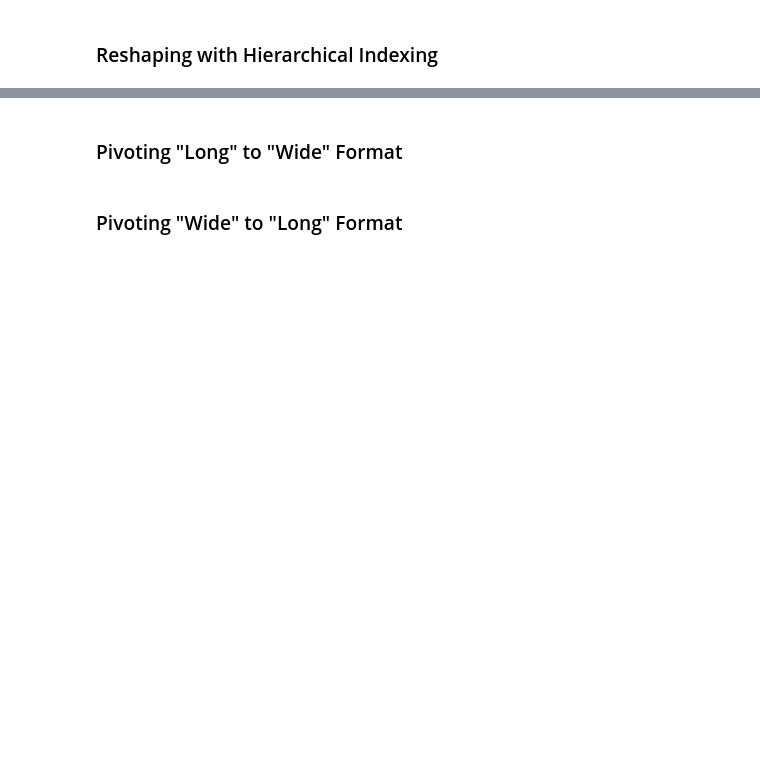
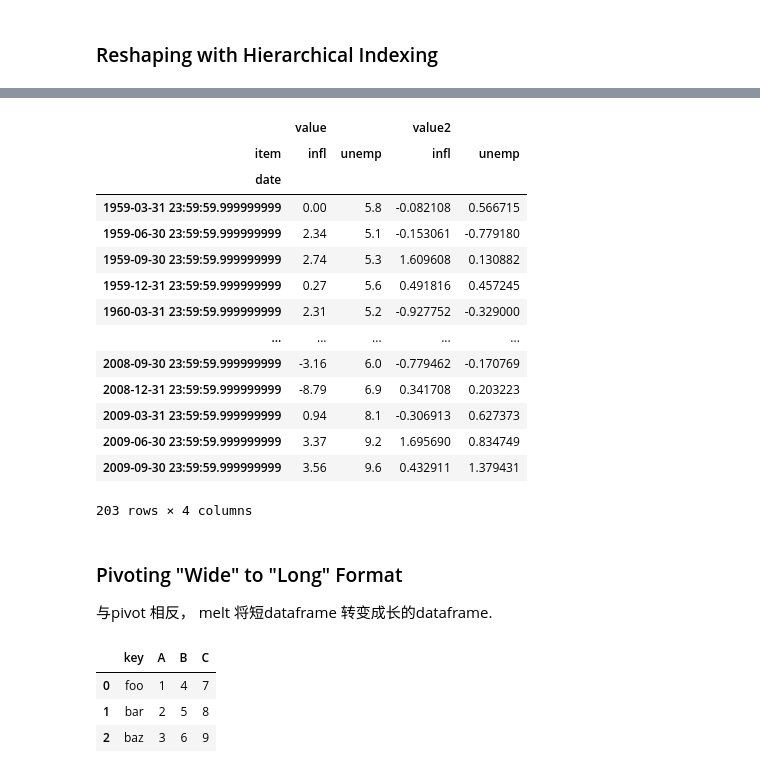
Before and after one commit to HuCui2022/data_python_analysis, a Jupyter notebook: pandas004_DataWrangling.ipynb, the cells around one changed output, grey strips where cells are left out. Saved outputs shown, nothing was run; the diff lists cells and outputs as text; code cells hidden in the pictures; blank space fills up the shorter version.

```diff
--- a/pandas004_DataWrangling.ipynb
+++ b/pandas004_DataWrangling.ipynb
@@ -794,4 +1405,36 @@ left2.join([right2,another], how='outer')
+# %%
+# 这种操作其实用unstack和set_index也可以做到。
+
+unstacked = ldata.set_index(['date','item']).unstack('item')
+unstacked
+# %% [output]
+|  | value |  | value2 |  |
+| item | infl | unemp | infl | unemp |
+| date |  |  |  |  |
+| 1959-03-31 23:59:59.999999999 | 0.00 | 5.8 | -0.082108 | 0.566715 |
+| 1959-06-30 23:59:59.999999999 | 2.34 | 5.1 | -0.153061 | -0.779180 |
+| 1959-09-30 23:59:59.999999999 | 2.74 | 5.3 | 1.609608 | 0.130882 |
+| 1959-12-31 23:59:59.999999999 | 0.27 | 5.6 | 0.491816 | 0.457245 |
+| 1960-03-31 23:59:59.999999999 | 2.31 | 5.2 | -0.927752 | -0.329000 |
+| ... | ... | ... | ... | ... |
+| 2008-09-30 23:59:59.999999999 | -3.16 | 6.0 | -0.779462 | -0.170769 |
+| 2008-12-31 23:59:59.999999999 | -8.79 | 6.9 | 0.341708 | 0.203223 |
+| 2009-03-31 23:59:59.999999999 | 0.94 | 8.1 | -0.306913 | 0.627373 |
+| 2009-06-30 23:59:59.999999999 | 3.37 | 9.2 | 1.695690 | 0.834749 |
+| 2009-09-30 23:59:59.999999999 | 3.56 | 9.6 | 0.432911 | 1.379431 |
+203 rows × 4 columns
 # %% [markdown]
-### Pivoting "Long" to "Wide" Format
+### Pivoting "Wide" to "Long" Format
+
+与pivot 相反， melt 将短dataframe 转变成长的dataframe.
-# %% [markdown]
-### Pivoting "Wide" to "Long" Format
+# %%
+df = pd.DataFrame({'key': ['foo', 'bar', 'baz'],
+            'A': [1, 2, 3],
+            'B': [4, 5, 6],
+            'C': [7, 8, 9]})
+df
+# %% [output]
+|  | key | A | B | C |
+| 0 | foo | 1 | 4 | 7 |
+| 1 | bar | 2 | 5 | 8 |
+| 2 | baz | 3 | 6 | 9 |
```
Also changed, not shown: parts of 63 cells of this notebook.
